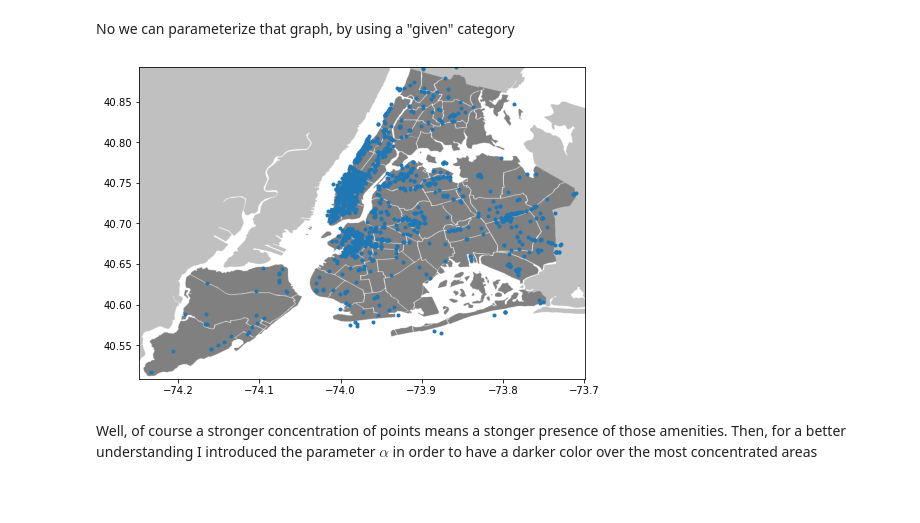
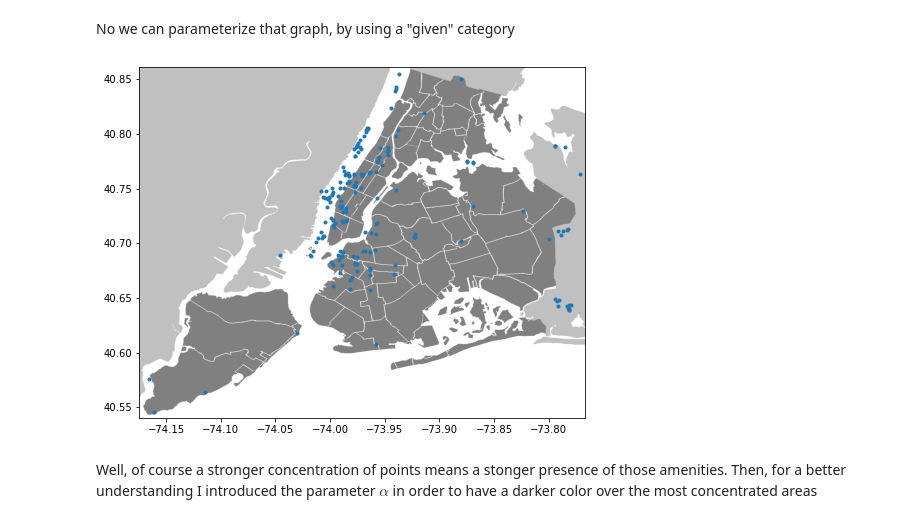
Before and after one commit to francescodisalvo05/Data-Science-Lab-Exercises, a Jupyter notebook: Notebooks/5-Laboratory-04-11-2020.ipynb, the cells around one changed output. Drawn from its saved outputs; the diff is of its cells as text; code cells hidden in the pictures; blank space fills up the shorter version.

```diff
--- a/Notebooks/5-Laboratory-04-11-2020.ipynb
+++ b/Notebooks/5-Laboratory-04-11-2020.ipynb
@@ -166,9 +166,9 @@ def plotScatterImg(amenity):
     plt.imshow(img,extent = [x_lim[0]+0.011, x_lim[1]-0.015,
                              y_lim[0]+0.011, y_lim[1]-0.03])
 # %%
-plotScatterImg("fast_food")
+plotScatterImg("atm")
 # %% [output]
-[figure, old version]
+[figure, new version]
 # %% [markdown]
 Well, of course a stronger concentration of points means a stonger presence of those amenities. Then, for a better understanding I introduced the parameter $\alpha$ in order to  have a darker color over the most concentrated areas
 # %% [markdown]
```
Also changed, not shown: parts of 8 cells of this notebook.
